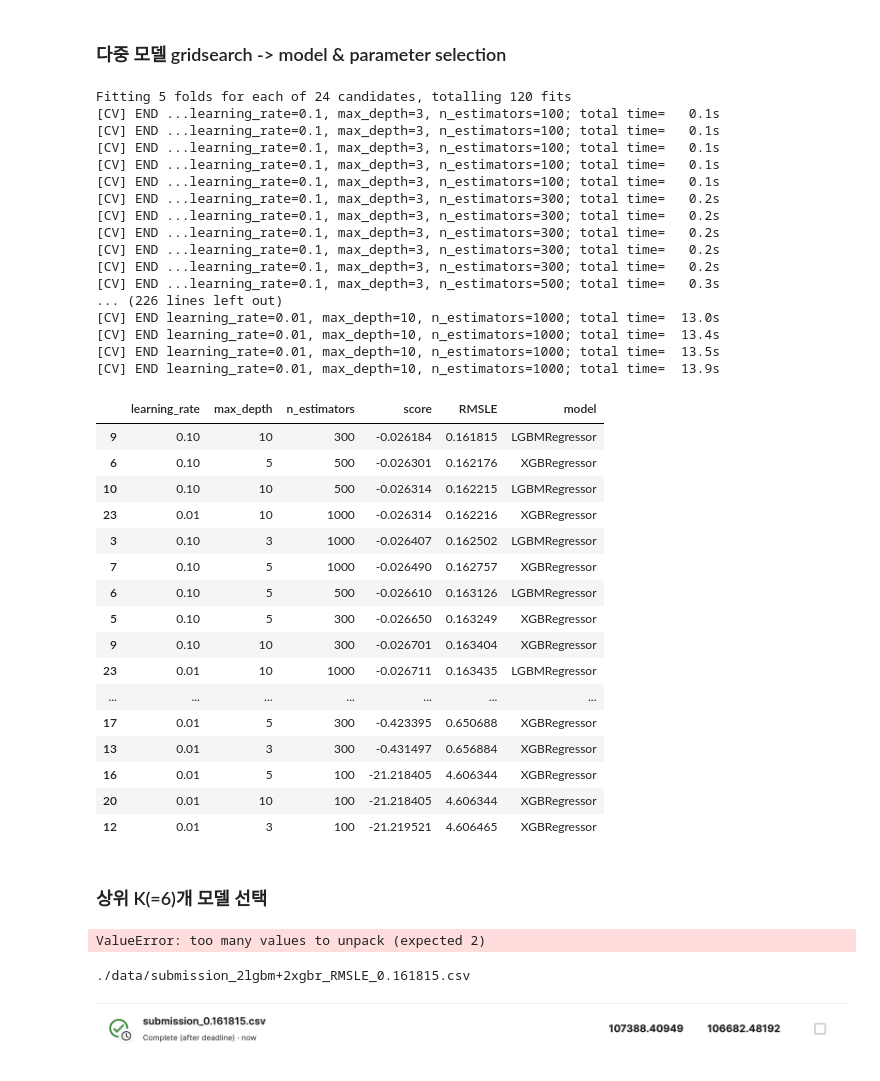
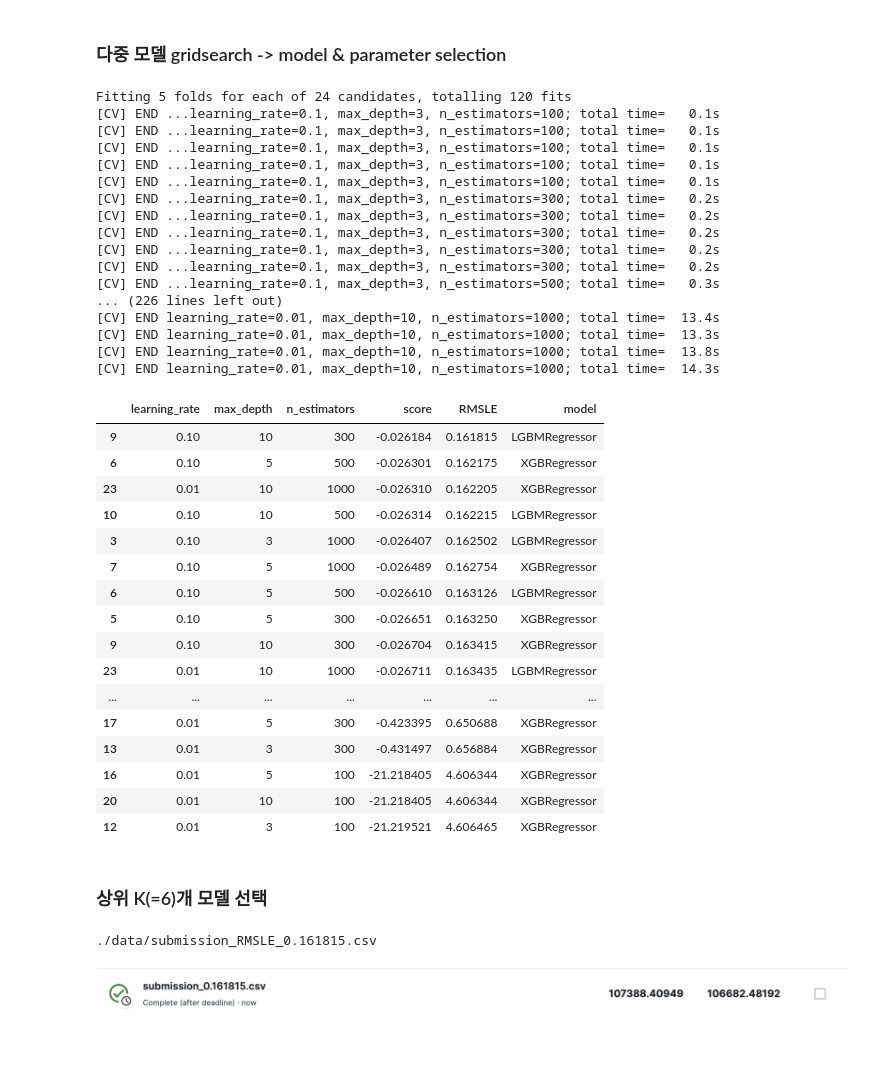
Before and after one commit to SunjaeMaeng/aiffel_online, a Jupyter notebook: Quest 2/House_Price_Prediction.ipynb, the cells around one changed output. Saved outputs shown, nothing was run; the diff lists cells and outputs as text; code cells hidden in the pictures.

```diff
--- a/Quest 2/House_Price_Prediction.ipynb
+++ b/Quest 2/House_Price_Prediction.ipynb
@@ -119,6 +140,6 @@ for row in range(3):
 # %%
-submission = np.array(data.iloc[train_len:, :])
-train = np.array(data.iloc[:train_len, :])
+# submission = np.array(data.iloc[train_len:, :])
+train_s = np.array(data.iloc[:train_len, :])
 # %% [markdown]
 ### target data 로그변환
 # %%
@@ -177,35 +198,35 @@ def my_GridSearch(models, train, y, param_grid, verbose=2, n_jobs=5):
 
     return results_sorted
 # %%
-my_GridSearch(models, train, y, param_grid, verbose=2, n_jobs=5)
+my_GridSearch(models, data, y, param_grid, verbose=2, n_jobs=5)
 # %% [output]
 Fitting 5 folds for each of 24 candidates, totalling 120 fits
 [CV] END ...learning_rate=0.1, max_depth=3, n_estimators=100; total time=   0.1s
 [CV] END ...learning_rate=0.1, max_depth=3, n_estimators=100; total time=   0.1s
 [CV] END ...learning_rate=0.1, max_depth=3, n_estimators=100; total time=   0.1s
 [CV] END ...learning_rate=0.1, max_depth=3, n_estimators=100; total time=   0.1s
 [CV] END ...learning_rate=0.1, max_depth=3, n_estimators=100; total time=   0.1s
 [CV] END ...learning_rate=0.1, max_depth=3, n_estimators=300; total time=   0.2s
 [CV] END ...learning_rate=0.1, max_depth=3, n_estimators=300; total time=   0.2s
 [CV] END ...learning_rate=0.1, max_depth=3, n_estimators=300; total time=   0.2s
 [CV] END ...learning_rate=0.1, max_depth=3, n_estimators=300; total time=   0.2s
 [CV] END ...learning_rate=0.1, max_depth=3, n_estimators=300; total time=   0.2s
 [CV] END ...learning_rate=0.1, max_depth=3, n_estimators=500; total time=   0.3s
 ... (226 lines left out)
-[CV] END learning_rate=0.01, max_depth=10, n_estimators=1000; total time=  13.0s
 [CV] END learning_rate=0.01, max_depth=10, n_estimators=1000; total time=  13.4s
-[CV] END learning_rate=0.01, max_depth=10, n_estimators=1000; total time=  13.5s
-[CV] END learning_rate=0.01, max_depth=10, n_estimators=1000; total time=  13.9s
+[CV] END learning_rate=0.01, max_depth=10, n_estimators=1000; total time=  13.3s
+[CV] END learning_rate=0.01, max_depth=10, n_estimators=1000; total time=  13.8s
+[CV] END learning_rate=0.01, max_depth=10, n_estimators=1000; total time=  14.3s
 |  | learning_rate | max_depth | n_estimators | score | RMSLE | model |
 | 9 | 0.10 | 10 | 300 | -0.026184 | 0.161815 | LGBMRegressor |
-| 6 | 0.10 | 5 | 500 | -0.026301 | 0.162176 | XGBRegressor |
+| 6 | 0.10 | 5 | 500 | -0.026301 | 0.162175 | XGBRegressor |
+| 23 | 0.01 | 10 | 1000 | -0.026310 | 0.162205 | XGBRegressor |
 | 10 | 0.10 | 10 | 500 | -0.026314 | 0.162215 | LGBMRegressor |
-| 23 | 0.01 | 10 | 1000 | -0.026314 | 0.162216 | XGBRegressor |
 | 3 | 0.10 | 3 | 1000 | -0.026407 | 0.162502 | LGBMRegressor |
-| 7 | 0.10 | 5 | 1000 | -0.026490 | 0.162757 | XGBRegressor |
+| 7 | 0.10 | 5 | 1000 | -0.026489 | 0.162754 | XGBRegressor |
 | 6 | 0.10 | 5 | 500 | -0.026610 | 0.163126 | LGBMRegressor |
-| 5 | 0.10 | 5 | 300 | -0.026650 | 0.163249 | XGBRegressor |
-| 9 | 0.10 | 10 | 300 | -0.026701 | 0.163404 | XGBRegressor |
+| 5 | 0.10 | 5 | 300 | -0.026651 | 0.163250 | XGBRegressor |
+| 9 | 0.10 | 10 | 300 | -0.026704 | 0.163415 | XGBRegressor |
 | 23 | 0.01 | 10 | 1000 | -0.026711 | 0.163435 | LGBMRegressor |
 | ... | ... | ... | ... | ... | ... | ... |
 | 17 | 0.01 | 5 | 300 | -0.423395 | 0.650688 | XGBRegressor |
@@ -216,33 +257,5 @@ Fitting 5 folds for each of 24 candidates, totalling 120 fits
 # %% [markdown]
 ### 상위 K(=6)개 모델 선택
-# %%
-"""
-9	0.10	10	300	-0.026184	0.161815	LGBMRegressor
-6	0.10	5	500	-0.026301	0.162176	XGBRegressor
-10	0.10	10	500	-0.026314	0.162215	LGBMRegressor
-23	0.01	10	1000	-0.026314	0.162216	XGBRegressor
-3	0.10	3	1000	-0.026407	0.162502	LGBMRegressor
-7	0.10	5	1000	-0.026490	0.162757	XGBRegressor
-"""
-ensemble_model_list = [
-    LGBMRegressor(learning_rate = 0.1, max_depth = 10, n_estimators = 300, random_state=seed),
-    XGBRegressor(learning_rate = 0.1, max_depth = 5, n_estimators = 500, random_state=seed),
-    LGBMRegressor(learning_rate = 0.1, max_depth = 10, n_estimators = 500, random_state=seed),
-    XGBRegressor(learning_rate = 0.1, max_depth = 10, n_estimators = 10000, random_state=seed),
-    LGBMRegressor(learning_rate = 0.1, max_depth = 3, n_estimators = 1000, random_state=seed),
-    XGBRegressor(learning_rate = 0.1, max_depth = 5, n_estimators = 10000, random_state=seed)
-]
-# VotingRegressor를 사용하여 모델들을 앙상블
-ensemble_model = VotingRegressor(estimators=[f'model_{i}' for i, model in enumerate(ensemble_model_list)])
-
-# 앙상블 모델 훈련
-ensemble_model.fit(train, y)
-
-# 앙상블 모델로 예측
-prediction = ensemble_model.predict(submission)
-prediction = np.expm1(prediction)
-# %% [output]
-ValueError: too many values to unpack (expected 2)
 # %%
 data_dir = './data'
 
@@ -250,10 +263,10 @@ submission_path = join(data_dir, 'sample_submission.csv')
 submission_ = pd.read_csv(submission_path)
 submission_['price'] = prediction
 # %%
-submission_csv_path = '{}/submission_{}_RMSLE_{}.csv'.format(data_dir,'0.161815')
+submission_csv_path = '{}/submission_RMSLE_{}.csv'.format(data_dir,'0.161815')
 submission_.to_csv(submission_csv_path, index=False)
 print(submission_csv_path)
 # %% [output]
-./data/submission_2lgbm+2xgbr_RMSLE_0.161815.csv
+./data/submission_RMSLE_0.161815.csv
 # %% [markdown]
 ![image.png](attachment:image.png)
```
Also changed, not shown: parts of 8 cells of this notebook.
